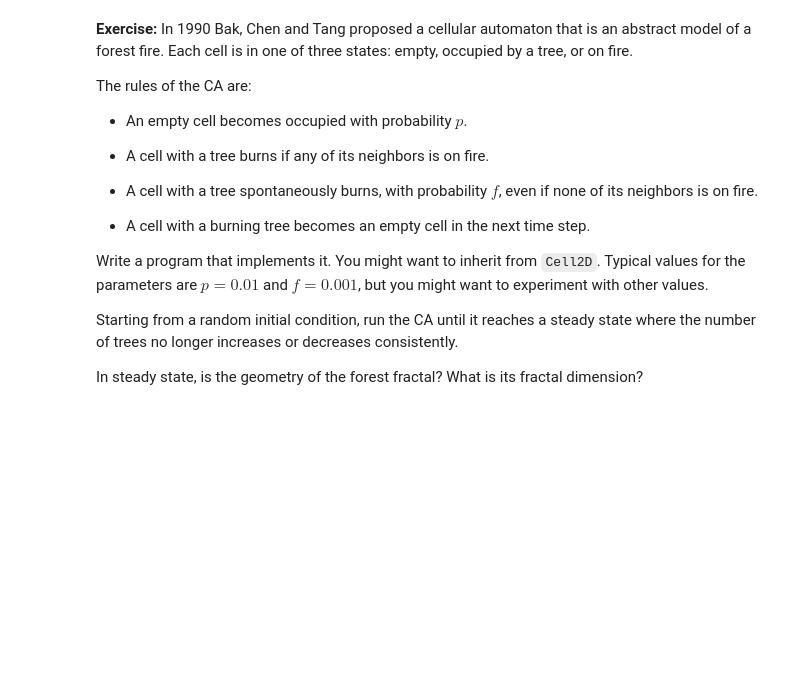
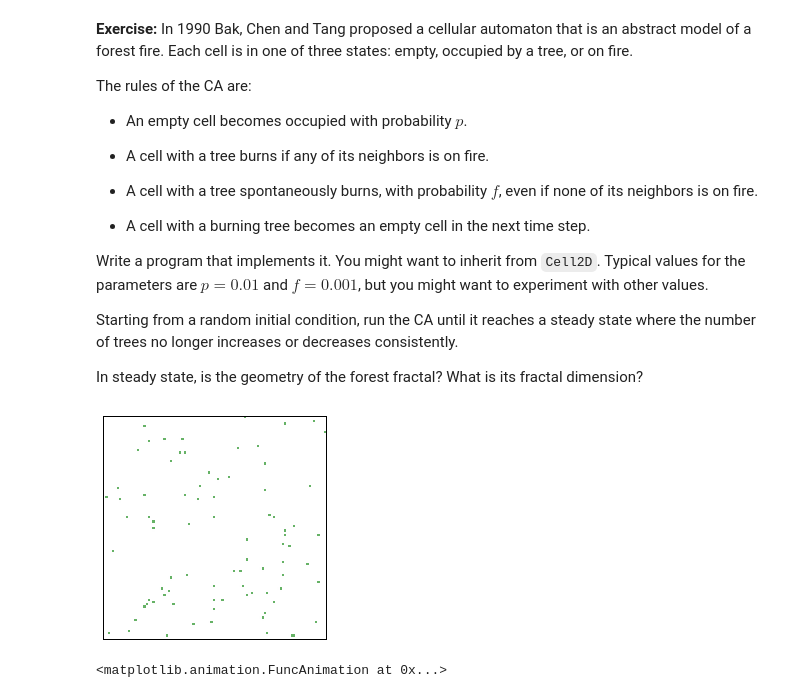
Before and after one commit to AllenDowney/ThinkComplexity2, a Jupyter notebook: code/chap07.ipynb, the cells around one changed output. Cells and saved outputs as stored; diff of their text form; code cells hidden in the pictures; blank space fills up the shorter version.

```diff
--- a/code/chap07.ipynb
+++ b/code/chap07.ipynb
@@ -810,0 +854,32 @@ What is its fractal dimension?
+# %%
+from matplotlib.colors import LinearSegmentedColormap
+
+# I needed help from the solution for this, as I was having trouble with
+# getting the different colors to show up in the way I am used to coloring
+# arrays (using built-in cmaps - which I think usually only support a
+# gradient between two colors, not multiple discrete colors)
+
+class FireViewer(Cell2DViewer):
+    vmax = 5
+    options = dict(interpolation='none', alpha=0.6,
+                   vmin=0, vmax=vmax)
+
+    colors = [(0,       'white'),
+              (1/vmax,  'Green'),
+              (5/vmax,  'Red')]
+
+    cmap = LinearSegmentedColormap.from_list('mycmap', colors)
+# %%
+p = 0.01
+f = 0.001
+n = 100
+# %%
+fire = ForestFire(n, p, f)
+viewer = FireViewer(fire)
+anim = viewer.animate(frames=400)
+# %% [output]
+[figure, added]
+# %%
+anim
+# %% [output]
+<matplotlib.animation.FuncAnimation at 0x...>
```
Also changed, not shown: parts of 36 cells of this notebook, 1 other file.
